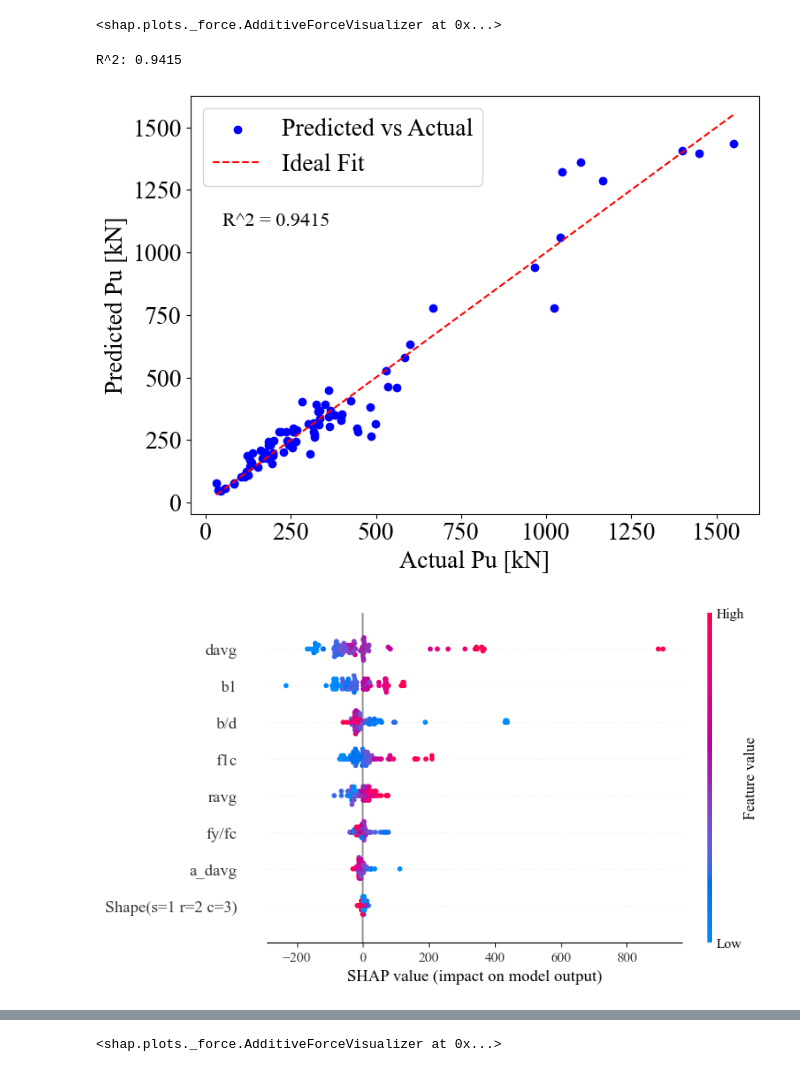
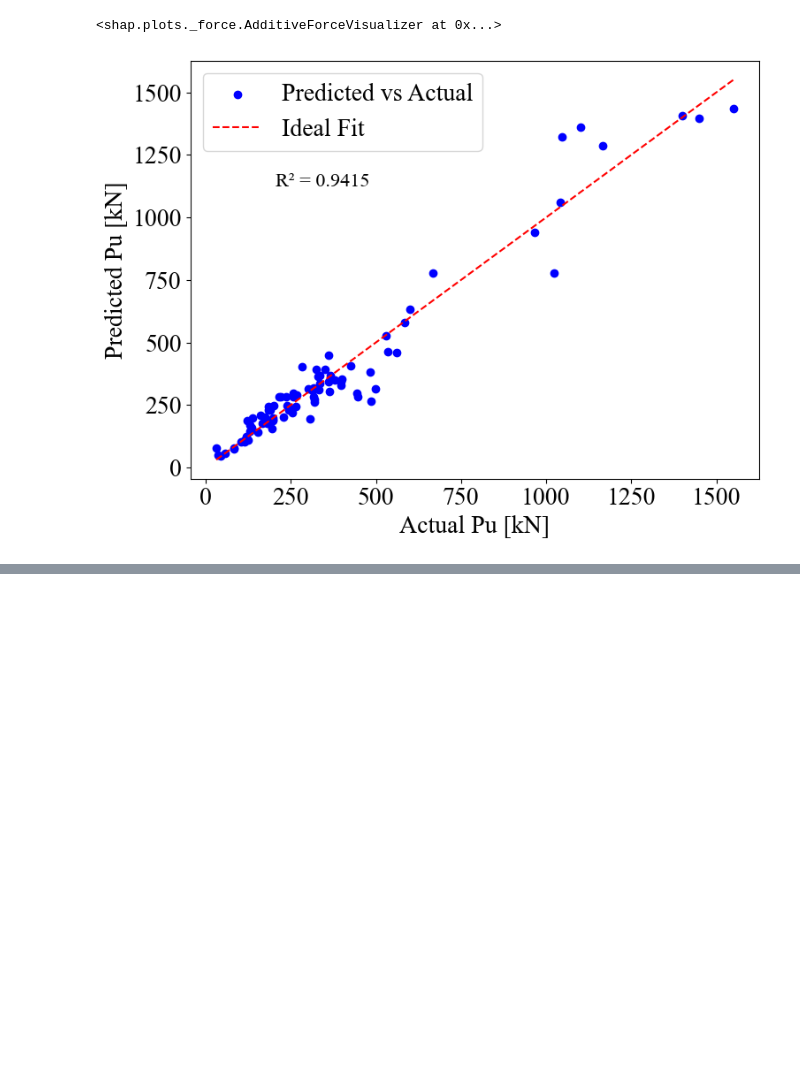
Before and after one commit to kosb123/Punching-shear, a Jupyter notebook: 코드/final_date.ipynb, the cells around one changed output, grey strips where cells are left out. Cells and saved outputs as stored; diff of their text form; code cells hidden in the pictures; blank space fills up the shorter version.

```diff
--- a/코드/final_date.ipynb
+++ b/코드/final_date.ipynb
@@ -638,71 +638,59 @@ import pandas as pd
 import xgboost as xgb
 from sklearn.model_selection import train_test_split
 from sklearn.metrics import r2_score
 import matplotlib.pyplot as plt
 import shap
 
-# Excel 파일에서 데이터 불러오기
+# ───────────────────── 데이터 & 모델 ─────────────────────
 file_path = '../데이터 베이스/final_data.xlsx'
-data = pd.read_excel(file_path, sheet_name='NEES_Database__ACI_445_Punching')
+data = pd.read_excel(file_path, sheet_name='NEES_Database__ACI_445_Punching').dropna()
 
-# 결측값이 있는 행을 삭제합니다.
-data.dropna(inplace=True)
-
-# 데이터를 준비합니다.
 X = data[['a_davg', 'b/d', 'fy/fc', 'f1c', 'b1', 'davg', 'ravg', 'Shape(s=1 r=2 c=3)']]
 y = data['Pu']
-
-# 데이터를 훈련 세트와 테스트 세트로 분할합니다.
 X_train, X_test, y_train, y_test = train_test_split(X, y, test_size=0.2, random_state=42)
 
-# 주어진 하이퍼파라미터로 모델을 초기화합니다.
 params = {
-    'n_estimators': 145,
-    'max_depth': 9,
-    'learning_rate': 0.07324219896306888,
-    'subsample': 0.7227931676464613,
-    'colsample_bytree': 0.7040466646492123,
-    'gamma': 0.04756805563420427,
-    'min_child_weight': 3
+    'n_estimators': 145, 'max_depth': 9, 'learning_rate': 0.07324219896306888,
+    'subsample': 0.7227931676464613, 'colsample_bytree': 0.7040466646492123,
+    'gamma': 0.04756805563420427, 'min_child_weight': 3
 }
 
-# XGBoost 모델을 초기화하고 훈련시킵니다.
 model = xgb.XGBRegressor(**params, random_state=42)
 model.fit(X_train, y_train)
 
-# 예측 수행
+# ───────────────────── 1:1 스캐터 플롯 ─────────────────────
 y_pred = model.predict(X_test)
+r2 = r2_score(y_test, y_pred)
 
-# R^2 계산
-r2 = r2_score(y_test, y_pred)
-print(f'R^2: {r2:.4f}')
-
-# 1:1 플롯 생성
-plt.rcParams.update({'font.size': 20, 'font.family': 'Times New Roman'})  # Times New Roman으로 폰트 설정
+plt.rcParams.update({'font.size': 20, 'font.family': 'Times New Roman'})
 plt.figure(figsize=(8, 6))
 plt.scatter(y_test, y_pred, color='blue', label='Predicted vs Actual')
-plt.plot([min(y_test), max(y_test)], [min(y_test), max(y_test)], color='red', linestyle='--', label='Ideal Fit')
-plt.xlabel('Actual Pu [kN]')
-plt.ylabel('Predicted Pu [kN]')
+plt.plot([y_test.min(), y_test.max()], [y_test.min(), y_test.max()],
+         color='red', linestyle='--', label='Ideal Fit')
+plt.xlabel('Actual Pu [kN]'); plt.ylabel('Predicted Pu [kN]')
+plt.text(0.15, 0.7, f'R² = {r2:.4f}', transform=plt.gca().transAxes, fontsize=16)
+plt.legend(); plt.tight_layout()
 
-# R^2 값을 그래프에 표시
-plt.text(0.15, 0.7, f'R^2 = {r2:.4f}', ha='center', va='center', transform=plt.gca().transAxes, fontsize=16, color='black')
-
-plt.legend()
-plt.tight_layout()
+# ⬇️ PDF 저장
+plt.savefig('actual_vs_predicted.pdf', format='pdf', dpi=300)  # 경로/파일명 수정 가능
 plt.show()
 
-# SHAP 값 계산
+# ───────────────────── SHAP summary 플롯 ─────────────────────
 explainer = shap.Explainer(model, X_train)
 shap_values = explainer(X_test)
 
-# SHAP 값 시각화 - 특성 중요도를 나타내는 summary plot
-shap.summary_plot(shap_values, X_test)
+shap.summary_plot(shap_values, X_test, show=False)  # show=False → 그림만 만들고 화면에 띄우지 않음
+plt.tight_layout()
+plt.savefig('shap_summary.pdf', format='pdf', bbox_inches='tight')
+plt.close()  # 메모리 절약용
 
-# SHAP 값 시각화 - 개별 예측에 대한 SHAP 값을 나타내는 force plot
-shap.initjs()  # force plot을 표시하려면 JavaScript 필요
-shap.force_plot(explainer.expected_value, shap_values[0].values, X_test.iloc[0])
+# ───────────────────── SHAP force 플롯 (정적 or HTML) ─────────────────────
+# ▸ 정적 PDF가 꼭 필요하다면:
+# shap.plots.force(shap_values[0], matplotlib=True)
+# plt.savefig('shap_force_static.pdf', format='pdf', bbox_inches='tight')
+
+# ▸ 인터랙티브 HTML로 저장하고 싶다면:
+# fp = shap.force_plot(explainer.expected_value, shap_values[0], X_test.iloc[0])
+# shap.save_html('shap_force_interactive.html', fp)
 # %% [output]
-R^2: 0.9415
-[figure, old version]
+[figure, new version]
-[figure, removed]
@@ -710,4 +697,3 @@ R^2: 0.9415
-<shap.plots._force.AdditiveForceVisualizer at 0x...>
 # %%
 import matplotlib.pyplot as plt
 
```
Also changed, not shown: parts of 2 cells of this notebook, 2 other files.
